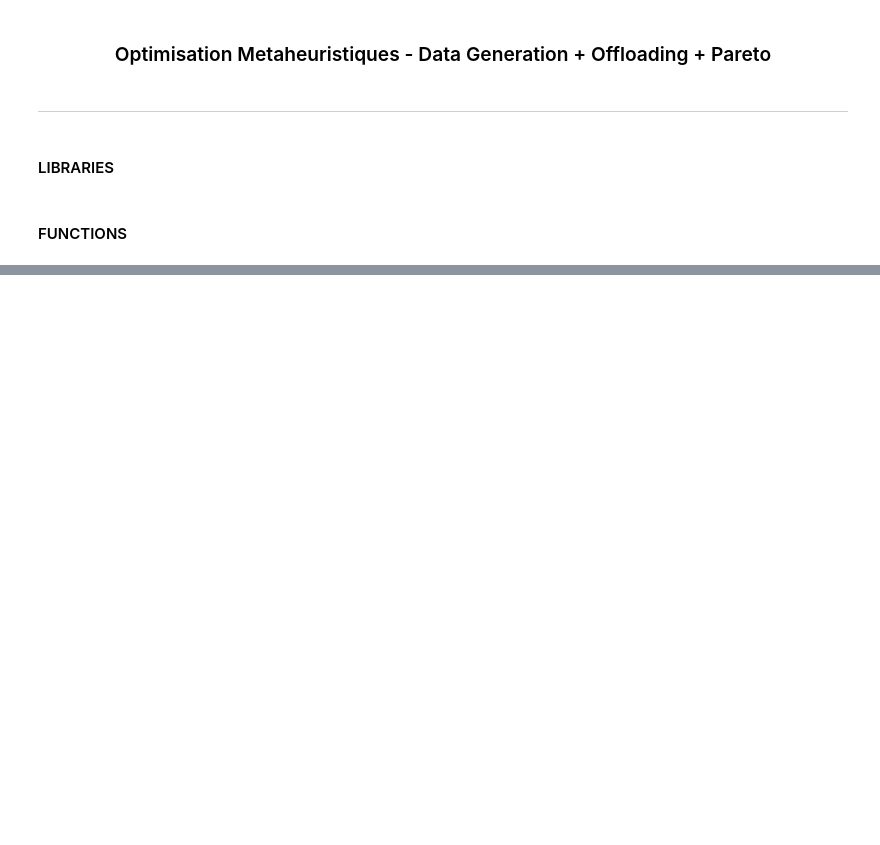
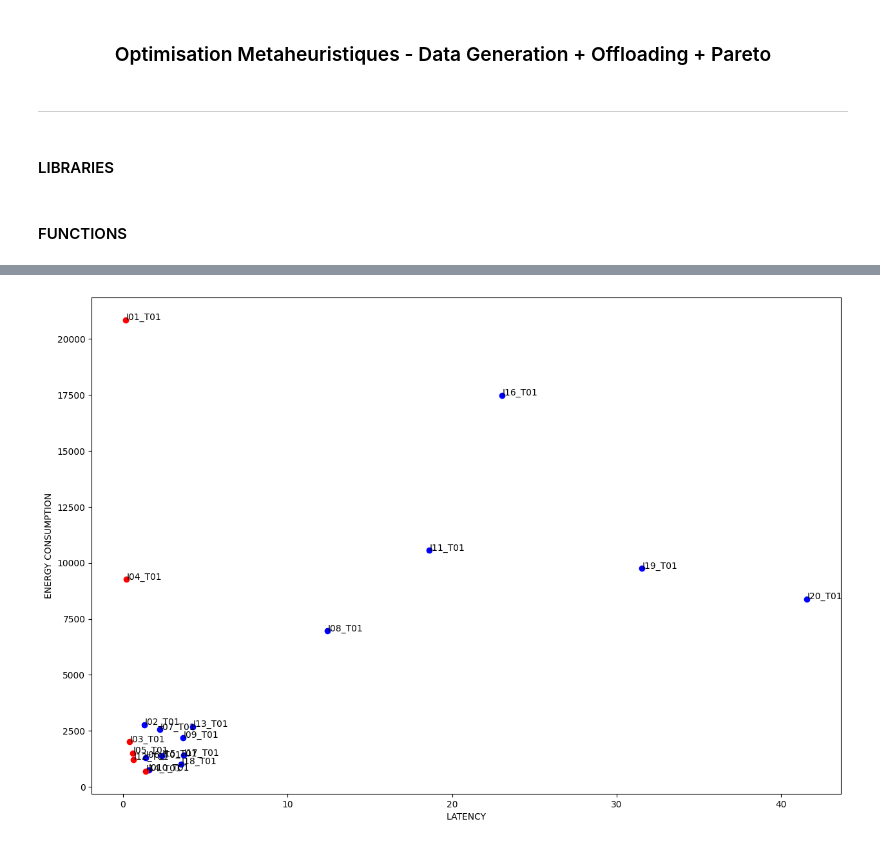
Before and after one commit to dorian-roux/Optimisation-Metaheuristic, a Jupyter notebook: MakeGeneration.ipynb, the cells around one changed output, grey strips where cells are left out. Saved outputs shown, nothing was run; the diff lists cells and outputs as text; code cells hidden in the pictures; blank space fills up the shorter version.

```diff
--- a/MakeGeneration.ipynb
+++ b/MakeGeneration.ipynb
@@ -102,0 +92,15 @@ plt.show()
+# %%
+taskVM_TRANSPOSE = getParetoRank(taskVM_Transp)
+
+fig, ax = plt.subplots(figsize=(15, 10))
+for i, row in taskVM_TRANSPOSE.iterrows():
+    ax.annotate(row['TASK'], (row['F1']+0.02, row['F2']), fontsize=10)
+    if row.RANK == 1:
+        ax.scatter(row['F1'], row['F2'], color='red')
+    else:
+        ax.scatter(row['F1'], row['F2'], color='blue')
+plt.xlabel('LATENCY')
+plt.ylabel('ENERGY CONSUMPTION')
+plt.show()
+# %% [output]
+[figure, added]
```
Also changed, not shown: parts of 13 cells of this notebook, 3 other files.
